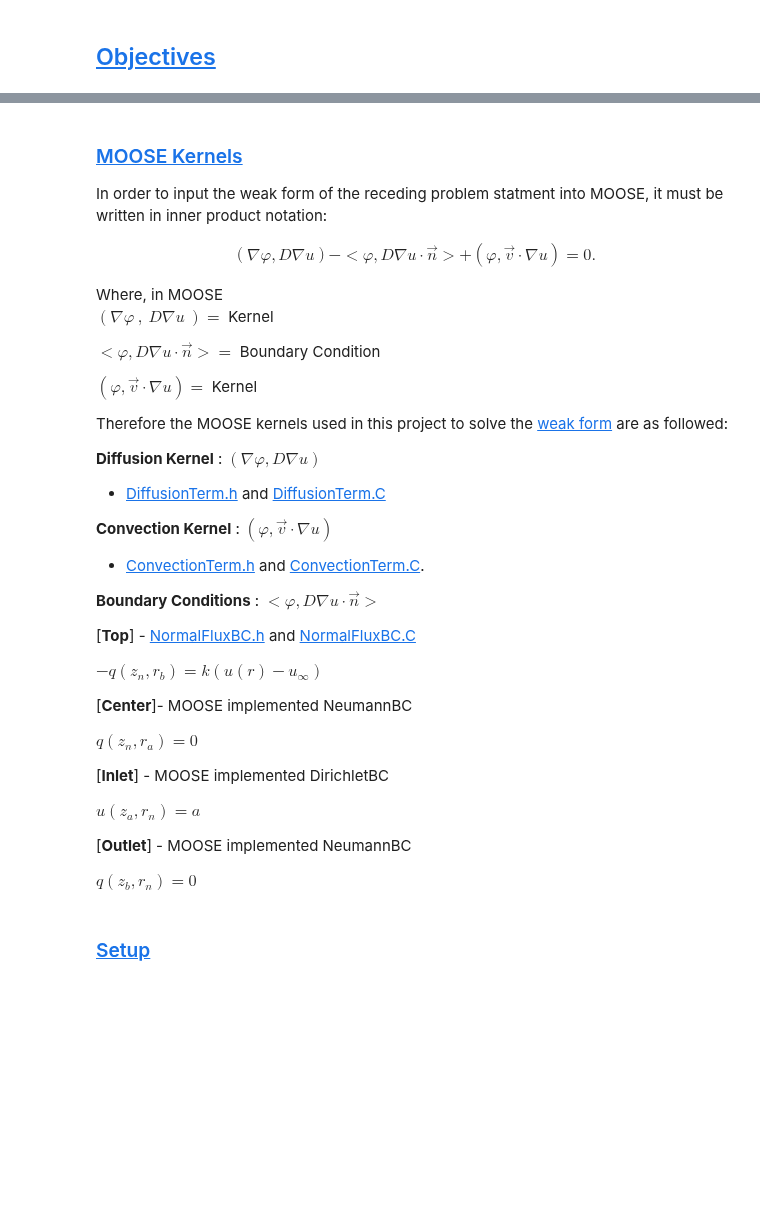
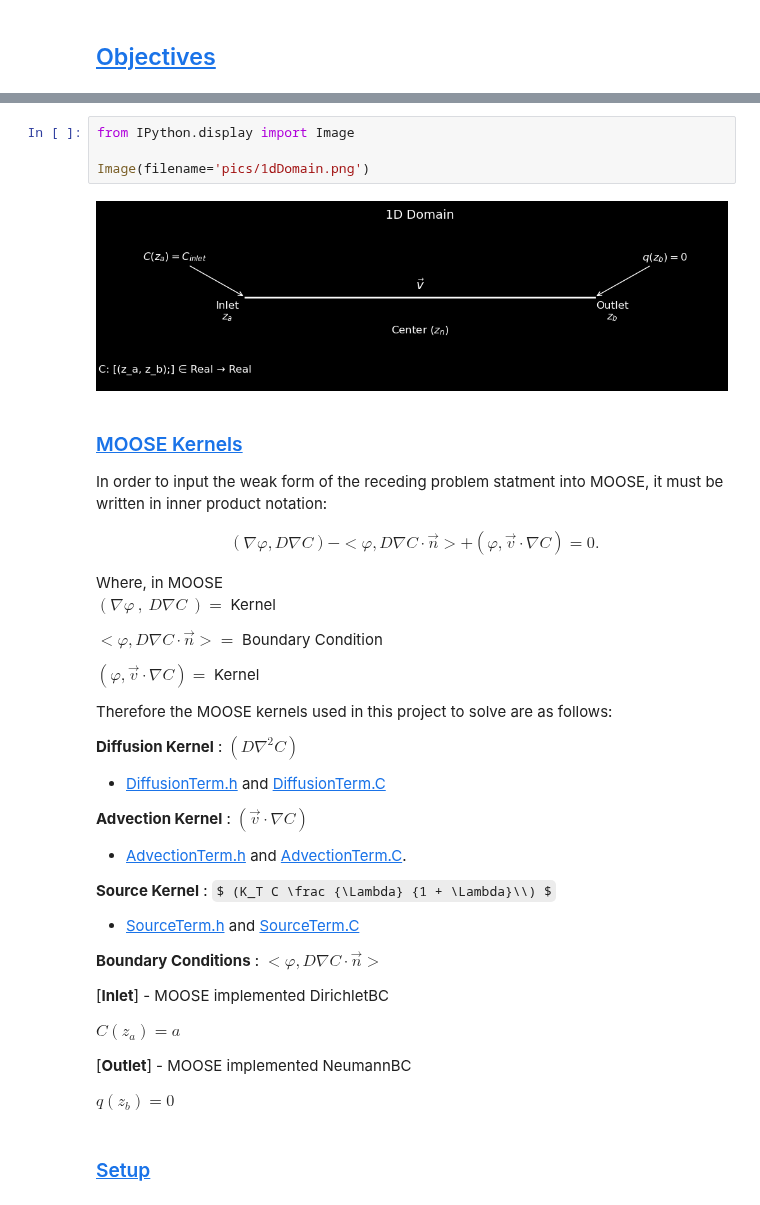
Before and after one commit to dpploy/engy-4390, a Jupyter notebook: projects/2024/tritium/report.ipynb, the cells around one changed output, grey strips where cells are left out. Drawn from its saved outputs; the diff is of its cells as text; some formulas as TeX source; blank space fills up the shorter version.

```diff
--- a/projects/2024/tritium/report.ipynb
+++ b/projects/2024/tritium/report.ipynb
@@ -156,48 +216,50 @@ Denote the rate limiting step here
+# %%
+from IPython.display import Image
+
+Image(filename='pics/1dDomain.png')
+# %% [output]
+[figure, added]
 # %% [markdown]
 ### [MOOSE Kernels](#toc)<a id="kernels"></a>
 
 In order to input the weak form of the receding problem statment into MOOSE, it must be written in inner product notation:
 
 \begin{align*}
-( \nabla \varphi  , D \nabla u ) - < \varphi ,D \nabla u \cdot \vec{n} > + ( \varphi , \vec {v} \cdot \nabla u )=0.
+( \nabla \varphi  , D \nabla C ) - < \varphi ,D \nabla C \cdot \vec{n} > + ( \varphi , \vec {v} \cdot \nabla C )=0.
  \end{align*}
 
  Where, in MOOSE\
-$ ( \nabla \varphi \ , \ D \nabla u\ )  = $ Kernel
+$ ( \nabla \varphi \ , \ D \nabla C\ )  = $ Kernel
 
-$ < \varphi , D\nabla u\cdot \vec{n} > = $ Boundary Condition
+$ < \varphi , D\nabla C\cdot \vec{n} > = $ Boundary Condition
 
-$ ( \varphi , \vec {v} \cdot \nabla u ) = $ Kernel
+$ ( \varphi , \vec {v} \cdot \nabla C ) = $ Kernel
 
 
-Therefore the MOOSE kernels used in this project to solve the [weak form](#weakform) are as followed:
+Therefore the MOOSE kernels used in this project to solve are as follows:
 
 
-**Diffusion Kernel** : $(\nabla \varphi,D\nabla u)$
+**Diffusion Kernel** : $(D\nabla^2 C)$
 
  + [DiffusionTerm.h](./include/kernels/X.h) and [DiffusionTerm.C](./src/kernels/X.C)
 
 
-**Convection Kernel** : $ ( \varphi,\vec {v} \cdot \nabla u)$
+**Advection Kernel** : $ (\vec {v} \cdot \nabla C)$
 
- + [ConvectionTerm.h](./include/kernels/X.h) and [ConvectionTerm.C](./src/kernels/X.C).
+ + [AdvectionTerm.h](./include/kernels/X.h) and [AdvectionTerm.C](./src/kernels/X.C).
 
-**Boundary Conditions** : $ <\varphi,D\nabla u\cdot\vec{n}> $
+**Source Kernel** : $ (K_T C \frac {\Lambda} {1 + \Lambda}\\) $
 
-[**Top**] - [NormalFluxBC.h](./include/kernels/X.h) and [NormalFluxBC.C](./src/kernels/X.C)
+ + [SourceTerm.h](./include/kernels/X.h) and [SourceTerm.C](./src/kernels/X.C)
 
-$-q(z_n, r_b) = k(u(r)-u_\infty ) $
-
-[**Center**]-  MOOSE implemented NeumannBC
-
-$ q(z_n, r_a) = 0 $
+**Boundary Conditions** : $ <\varphi,D\nabla C\cdot\vec{n}> $
 
 [**Inlet**] - MOOSE implemented DirichletBC
 
-$ u(z_a, r_n) = a $
+$ C(z_a) = a $
 
 [**Outlet**] - MOOSE implemented NeumannBC
 
-$ q(z_b, r_n) = 0 $
+$ q(z_b) = 0 $
 # %% [markdown]
 ### [Setup](#toc)<a id="setup"></a>
```
Also changed, not shown: parts of 41 cells of this notebook, 7 other files.
